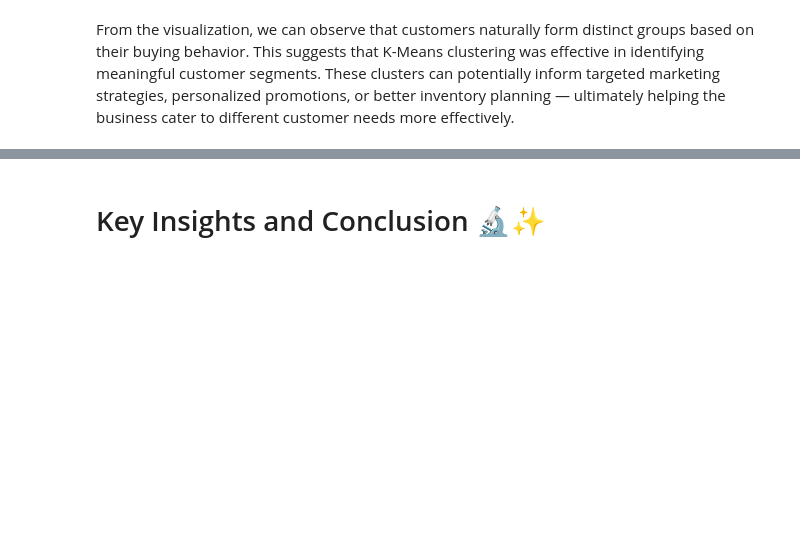
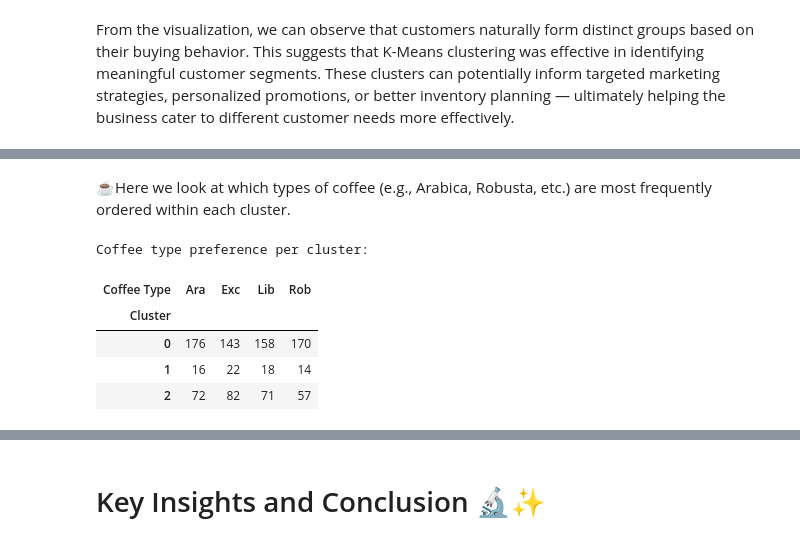
Before and after one commit to Emman-28/CSMODEL-MP, a Jupyter notebook: CSMODEL MP (3).ipynb, the cells around one changed output, grey strips where cells are left out. Saved outputs shown, nothing was run; the diff lists cells and outputs as text; code cells hidden in the pictures; blank space fills up the shorter version.

```diff
--- a/CSMODEL MP (3).ipynb
+++ b/CSMODEL MP (3).ipynb
@@ -1934,0 +1954,15 @@ From the visualization, we can observe that customers naturally form distinct gr
+# %% [markdown]
+☕Here we look at which types of coffee (e.g., Arabica, Robusta, etc.) are most frequently ordered within each cluster.
+# %%
+coffee_pref = clustered_df.groupby(['Cluster', 'Coffee Type']).size().reset_index(name='count')
+coffee_pref_pivot = coffee_pref.pivot(index='Cluster', columns='Coffee Type', values='count').fillna(0)
+
+print("Coffee type preference per cluster:")
+display(coffee_pref_pivot)
+# %% [output]
+Coffee type preference per cluster:
+| Coffee Type | Ara | Exc | Lib | Rob |
+| Cluster |  |  |  |  |
+| 0 | 176 | 143 | 158 | 170 |
+| 1 | 16 | 22 | 18 | 14 |
+| 2 | 72 | 82 | 71 | 57 |
```
Also changed, not shown: parts of 17 cells of this notebook, 1 other file.
